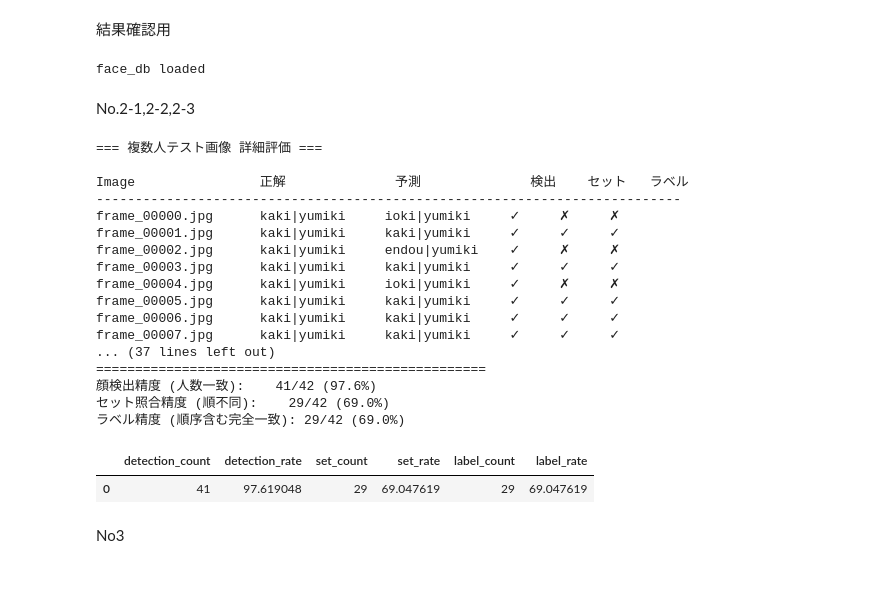
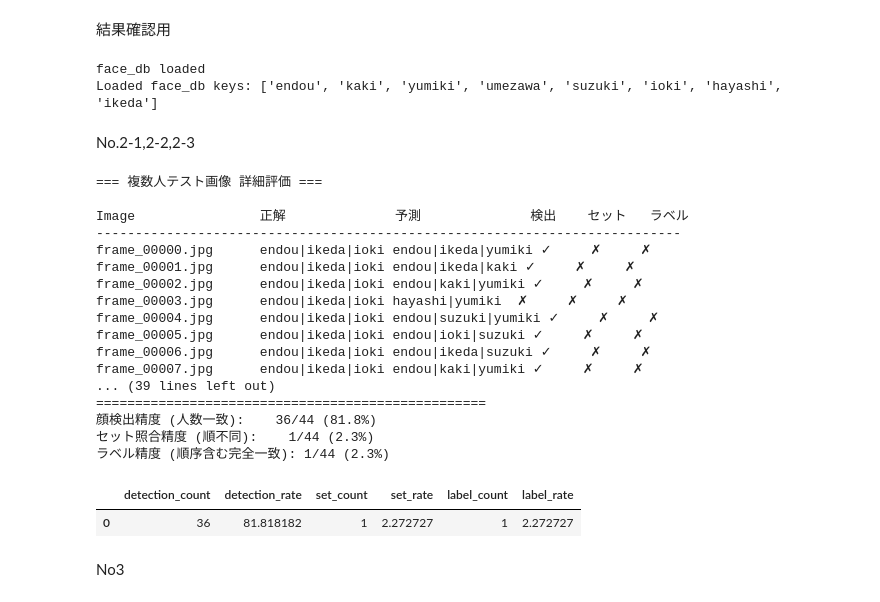
Before and after one commit to badorisu0555/nogi_movie_naming, a Jupyter notebook: PoC/photo_label_eval.ipynb, the cells around one changed output. Cells and saved outputs as stored; diff of their text form; code cells hidden in the pictures.

```diff
--- a/PoC/photo_label_eval.ipynb
+++ b/PoC/photo_label_eval.ipynb
@@ -149,7 +149,7 @@ def deep_face_represent(img_path, model_name='Facenet',embeddings=[]):
                                 enforce_detection=False)
 
     face_confidence = objs[0]["face_confidence"]
-    if len(objs) == 1 and face_confidence > 0.9: #一人しか映っていない場合かつ信頼度がかなり高い場合のみ登録。No2-2
+    if len(objs) == 1 and face_confidence > 0.6: #一人しか映っていない場合かつ信頼度がかなり高い場合のみ登録。No2-2
         for obj in objs:
             embeddings.append(obj["embedding"])
     else : pass
@@ -179,7 +179,7 @@ def get_deepface_db(base_path, model_name='Facenet',target_folders=None):
 
         if embeddings:
             # キーがパスの場合は末尾のフォルダ名をキーにする
-            face_db[os.path.basename(label)] = np.mean(embeddings, axis=0)
+            face_db[os.path.basename(label)] = np.median(embeddings, axis=0)
             print(f"Registered: {label} ({len(embeddings)} images)")
 
     return face_db
@@ -224,11 +224,17 @@ face_db saved: ./face_db_cache\face_db_20260608_2303.pkl
 結果確認用
 # %%
 # 次回以降は以下のように読み込みます
+cache_dir = "./face_db_cache"
+filename = "face_db_20260609_2154.pkl"  # 例: 保存したファイル名を指定
+save_face_db_path = os.path.join(cache_dir, filename)
+
 with open(save_face_db_path, "rb") as f:
     face_db = pickle.load(f)
 print("face_db loaded")
+print(f"Loaded face_db keys: {list(face_db.keys())}")
 # %% [output]
 face_db loaded
+Loaded face_db keys: ['endou', 'kaki', 'yumiki', 'umezawa', 'suzuki', 'ioki', 'hayashi', 'ikeda']
 # %% [markdown]
 No.2-1,2-2,2-3
 # %%
@@ -270,7 +276,7 @@ def assign_unique_person_labels(objs, face_db, threshold):
     return sorted(pred_persons)
 
 
-def evaluate_multi_person_detailed(test_images_dir, threshold,face_db,movie_num):
+def evaluate_multi_person_detailed(test_images_dir, threshold,face_db,movie_num,model_name='Facenet'):
     ## No1-3ここの閾値を0.4→0.6に上げる
     """
     複数人テスト画像の詳細評価（3つの精度指標）
@@ -354,45 +360,45 @@ def evaluate_multi_person_detailed(test_images_dir, threshold,face_db,movie_num)
     total = len(anno_df)
     print("\n" + "="*50)
     print(f"📊 集計結果 (計 {total} 画像)")
     print("="*50)
     print(f"顔検出精度 (人数一致):    {detection_correct}/{total} ({100*detection_correct/total:.1f}%)")
     print(f"セット照合精度 (順不同):    {set_correct}/{total} ({100*set_correct/total:.1f}%)")
     print(f"ラベル精度 (順序含む完全一致): {label_correct}/{total} ({100*label_correct/total:.1f}%)")
 
     summary_df = pd.DataFrame([{
         'detection_count': detection_correct,
         'detection_rate': 100 * detection_correct / total if total else 0.0,
         'set_count': set_correct,
         'set_rate': 100 * set_correct / total if total else 0.0,
         'label_count': label_correct,
         'label_rate': 100 * label_correct / total if total else 0.0,
     }])
 
     return pd.DataFrame(detailed_results), summary_df
 
 # 使用例
-movie_num = "006"
+movie_num = "007"
 test_images_dir=f"./movie_frame/movie_frame_{movie_num}"
-detailed_results, summary_df = evaluate_multi_person_detailed(test_images_dir=test_images_dir,face_db=face_db,threshold=0.8,movie_num=movie_num)
+detailed_results, summary_df = evaluate_multi_person_detailed(test_images_dir=test_images_dir,face_db=face_db,threshold=0.8,movie_num=movie_num,model_name='Facenet')
 summary_df.to_clipboard(index=False, header=False)
 summary_df
 # %% [output]
 === 複数人テスト画像 詳細評価 ===
 
 Image                正解              予測              検出    セット   ラベル
 ---------------------------------------------------------------------------
-frame_00000.jpg      kaki|yumiki     ioki|yumiki     ✓     ✗     ✗
-frame_00001.jpg      kaki|yumiki     kaki|yumiki     ✓     ✓     ✓
-frame_00002.jpg      kaki|yumiki     endou|yumiki    ✓     ✗     ✗
-frame_00003.jpg      kaki|yumiki     kaki|yumiki     ✓     ✓     ✓
-frame_00004.jpg      kaki|yumiki     ioki|yumiki     ✓     ✗     ✗
-frame_00005.jpg      kaki|yumiki     kaki|yumiki     ✓     ✓     ✓
-frame_00006.jpg      kaki|yumiki     kaki|yumiki     ✓     ✓     ✓
-frame_00007.jpg      kaki|yumiki     kaki|yumiki     ✓     ✓     ✓
-... (37 lines left out)
+frame_00000.jpg      endou|ikeda|ioki endou|ikeda|yumiki ✓     ✗     ✗
+frame_00001.jpg      endou|ikeda|ioki endou|ikeda|kaki ✓     ✗     ✗
+frame_00002.jpg      endou|ikeda|ioki endou|kaki|yumiki ✓     ✗     ✗
+frame_00003.jpg      endou|ikeda|ioki hayashi|yumiki  ✗     ✗     ✗
+frame_00004.jpg      endou|ikeda|ioki endou|suzuki|yumiki ✓     ✗     ✗
+frame_00005.jpg      endou|ikeda|ioki endou|ioki|suzuki ✓     ✗     ✗
+frame_00006.jpg      endou|ikeda|ioki endou|ikeda|suzuki ✓     ✗     ✗
+frame_00007.jpg      endou|ikeda|ioki endou|kaki|yumiki ✓     ✗     ✗
+... (39 lines left out)
 ==================================================
-顔検出精度 (人数一致):    41/42 (97.6%)
-セット照合精度 (順不同):    29/42 (69.0%)
-ラベル精度 (順序含む完全一致): 29/42 (69.0%)
+顔検出精度 (人数一致):    36/44 (81.8%)
+セット照合精度 (順不同):    1/44 (2.3%)
+ラベル精度 (順序含む完全一致): 1/44 (2.3%)
 |  | detection_count | detection_rate | set_count | set_rate | label_count | label_rate |
-| 0 | 41 | 97.619048 | 29 | 69.047619 | 29 | 69.047619 |
+| 0 | 36 | 81.818182 | 1 | 2.272727 | 1 | 2.272727 |
```
Also changed, not shown: parts of 3 cells of this notebook, 4 other files.
